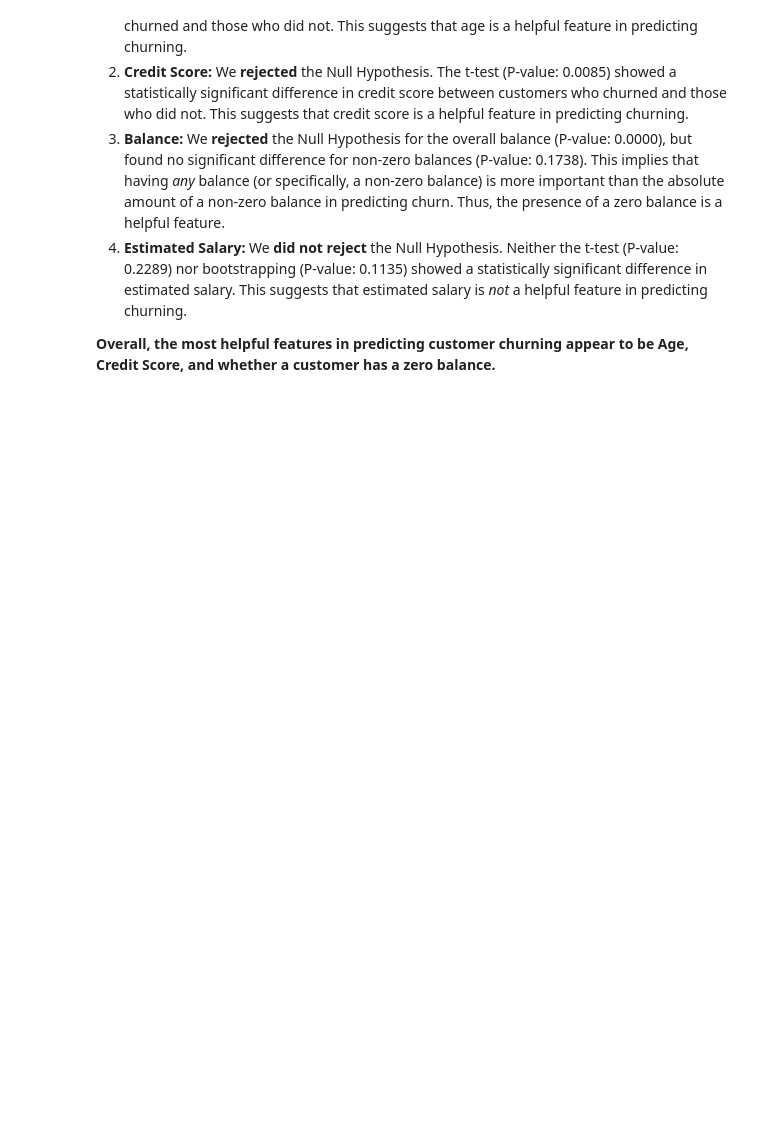
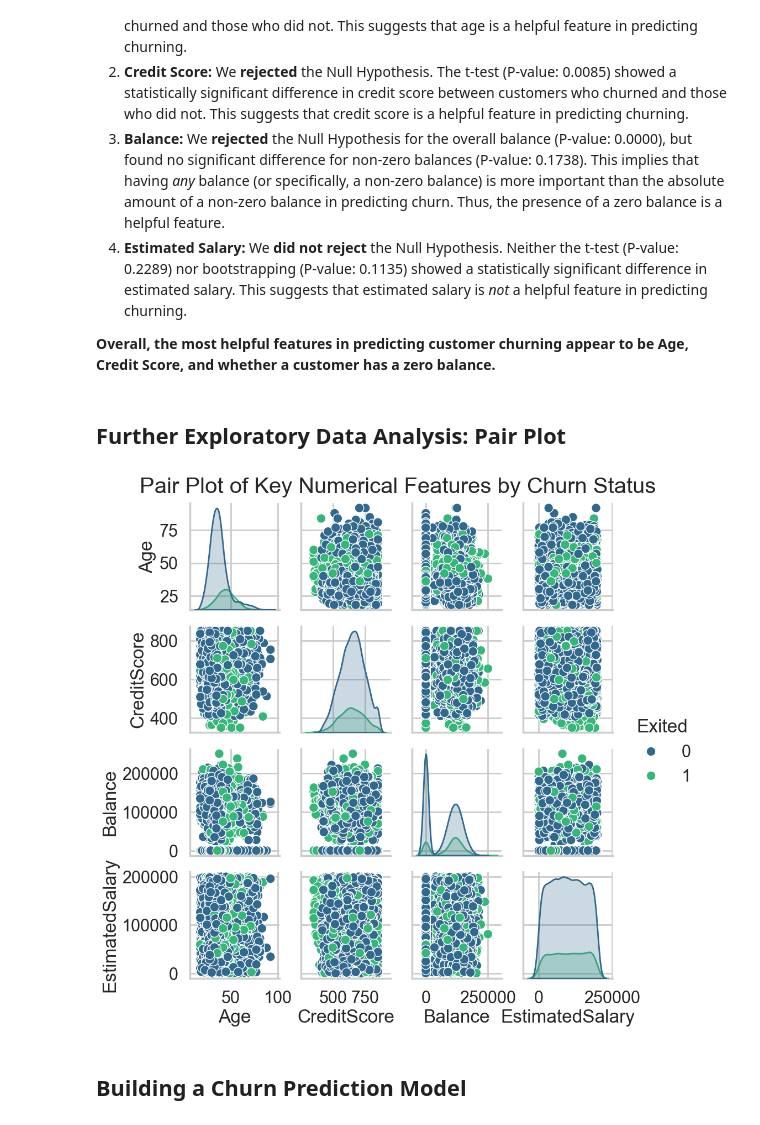
Before and after one commit to olympiomeless/DI_BootCamp_TTA, a Jupyter notebook: Week4/Day4/DailyChallenge/DailyChallenge_StatforML.ipynb, the cells around one changed output. Drawn from its saved outputs; the diff is of its cells as text; code cells hidden in the pictures; blank space fills up the shorter version.

```diff
--- a/Week4/Day4/DailyChallenge/DailyChallenge_StatforML.ipynb
+++ b/Week4/Day4/DailyChallenge/DailyChallenge_StatforML.ipynb
@@ -293,3 +293,21 @@ Based on our statistical analysis of the four hypotheses:
 4.  **Estimated Salary:** We **did not reject** the Null Hypothesis. Neither the t-test (P-value: 0.2289) nor bootstrapping (P-value: 0.1135) showed a statistically significant difference in estimated salary. This suggests that estimated salary is *not* a helpful feature in predicting churning.
 
 **Overall, the most helpful features in predicting customer churning appear to be Age, Credit Score, and whether a customer has a zero balance.**
+# %% [markdown]
+## Further Exploratory Data Analysis: Pair Plot
+# %%
+import seaborn as sns
+import matplotlib.pyplot as plt
+
+# Select numerical features for the pair plot, including the target variable 'Exited'
+# This might take some time for a large dataset
+features_for_pairplot = ['Age', 'CreditScore', 'Balance', 'EstimatedSalary', 'Exited']
+
+# Create a pair plot
+sns.pairplot(df[features_for_pairplot], hue='Exited', palette='viridis', diag_kind='kde')
+plt.suptitle('Pair Plot of Key Numerical Features by Churn Status', y=1.02) # Add a title above the plots
+plt.show()
+# %% [output]
+[figure, added]
+# %% [markdown]
+## Building a Churn Prediction Model
```
Also changed, not shown: parts of 18 cells of this notebook.
